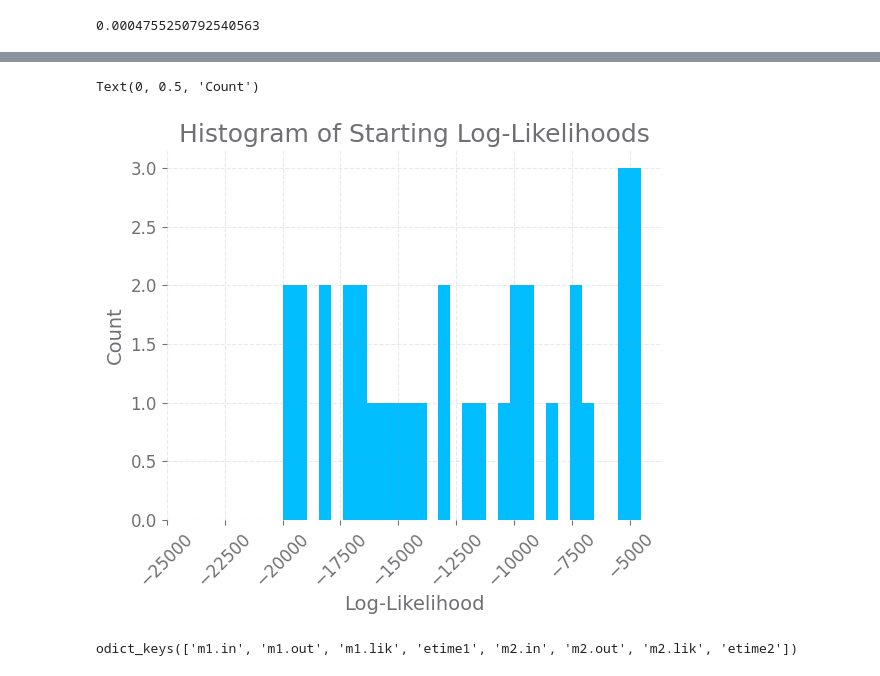
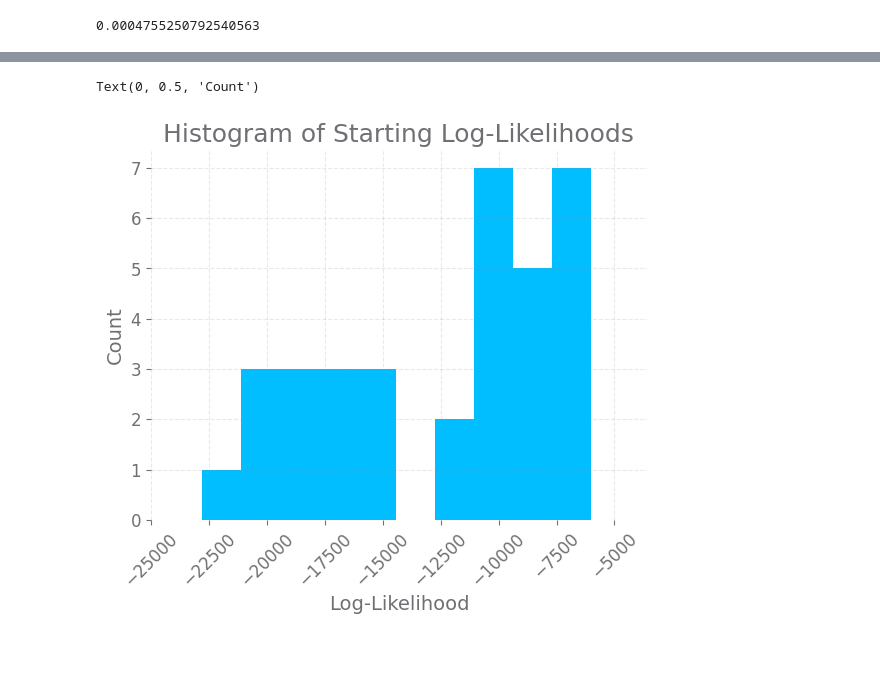
Before and after one commit to hetankevin/diffilter, a Jupyter notebook: cholera.ipynb, the cells around one changed output, grey strips where cells are left out. Cells and saved outputs as stored; diff of their text form; code cells hidden in the pictures.

```diff
--- a/cholera.ipynb
+++ b/cholera.ipynb
@@ -296,7 +237,7 @@ for trial in tqdm(range(n_trials)):
         theta_ests = theta + 60*sigmas*onp.random.normal(size=theta.shape) #6 for close to maxima
         orig_loglik = pfilter(theta_ests, ys, J, covars, thresh=-1)
         gd_logliks, gd_ests = train(theta_ests, ys, covars, beta=0.9,
-                            eta=np.flip(np.linspace(0.0001,0.2,40)),
+                            eta=np.flip(np.linspace(0.0001,0.1,40)),
                             verbose=False, itns=40, J=J, thresh=100,
                             method='SGD', ls=False, scale=True)
     else:
@@ -307,11 +248,11 @@ for trial in tqdm(range(n_trials)):
                                   M=40, J=J, a=0.95, monitor=True, thresh=-1)
         theta_ests = mif_params_warm[mif_logliks_warm.argmin()].mean(0)
         gd_logliks, gd_ests = train(theta_ests, ys, covars, beta=0.9,
-                            eta=np.flip(np.linspace(0.0001,0.2,60)),
+                            eta=np.flip(np.linspace(0.1,0.15,60)),
                             verbose=False, itns=60, J=J, thresh=100,
                             method='SGD', ls=False, scale=True)
         gd_logliks_pf, gd_ests_pf = train_pf(theta_ests, ys, covars, beta=0.9,
-                            eta=np.flip(np.linspace(0.0001,0.2,60)),
+                            eta=np.flip(np.linspace(0.1,0.15,60)),
                             verbose=False, itns=60, J=J, thresh=100,
                             method='SGD', ls=False, scale=True)
         #mif_logliks = mif_logliks_warm
@@ -319,15 +260,15 @@ for trial in tqdm(range(n_trials)):
 
         mif_logliks, mif_params = mif(bbox, ys, sigmas=0.02,
                                   sigmas_init = 1e-20, covars=covars, verbose=False,
-                                  M=100, J=J, a=0.99, monitor=True, thresh=-1)
+                                  M=100, J=J, a=0.98, monitor=True, thresh=-1) #0.99
 
 
         gd_logliks_raw, gd_ests_raw = train(bbox, ys, covars, beta=0.9,
-                            eta=np.flip(np.linspace(0.0001,0.2,100)),
+                            eta=np.flip(np.linspace(0.1,0.2,100)),
                             verbose=False, itns=100, J=J, thresh=100,
                             method='SGD', ls=False, scale=True)
         gd_logliks_pf_raw, gd_ests_pf_raw = train_pf(bbox, ys, covars, beta=0.9,
-                            eta=np.flip(np.linspace(0.0001,0.2,100)),
+                            eta=np.flip(np.linspace(0.1,0.2,100)),
                             verbose=False, itns=100, J=J, thresh=100,
                             method='SGD', ls=False, scale=True)
 
@@ -517,20 +505,16 @@ plt.legend()
 # %%
-plt.hist(-(np.array(original_logliks)), bins=30)
+plt.hist(-(np.array(original_logliks)), bins=10)
 plt.xlim(-25000,-3600)
 plt.title('Histogram of Starting Log-Likelihoods')
 plt.xticks(rotation=45)
 plt.xlabel('Log-Likelihood')
 plt.ylabel('Count')
 # %% [output]
 Text(0, 0.5, 'Count')
-[figure, old version]
+[figure, new version]
 # %%
 # 2 experiments:
 # 1. Run POMP IF2 from same perturbed normal starting values, compare with ADPF
 # 2. Run POMP IF2, then initialize ADPF from IF2 estimates
 
 # Implement fitting of ivps, include in thetas
-# %%
-result.keys()
-# %% [output]
-odict_keys(['m1.in', 'm1.out', 'm1.lik', 'etime1', 'm2.in', 'm2.out', 'm2.lik', 'etime2'])
```
Also changed, not shown: parts of 67 cells of this notebook, 47 other files.
